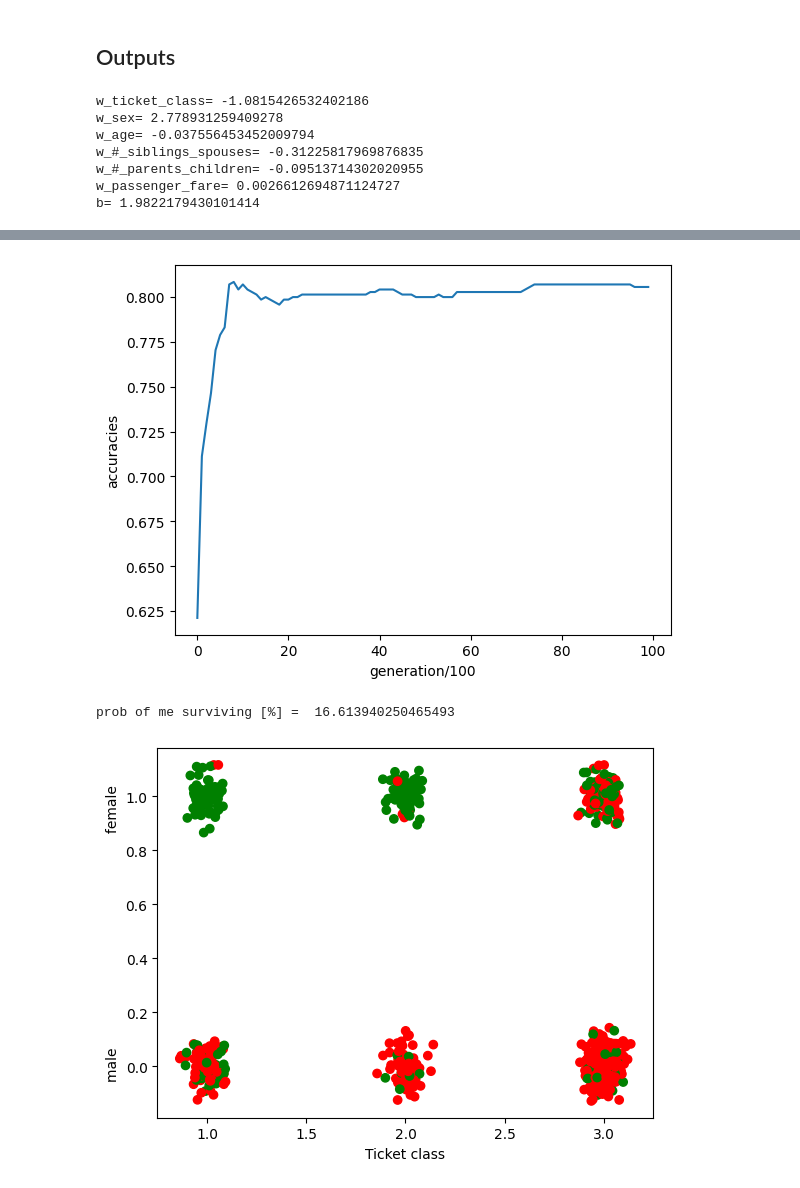
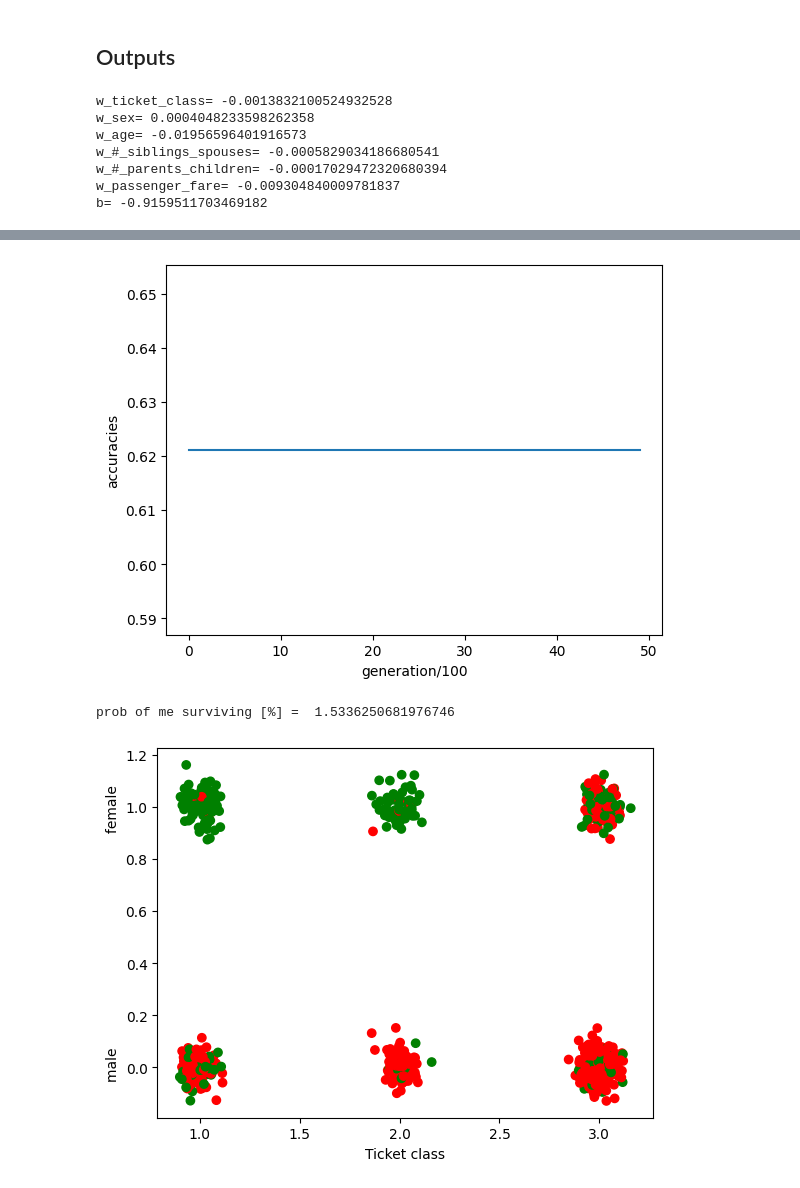
Before and after one commit to pogotar/cusano-machine-learning-mongi, a Jupyter notebook: lab/2022_03_24_titanic/train_pulito_titanic.ipynb, the cells around one changed output, grey strips where cells are left out. Saved outputs shown, nothing was run; the diff lists cells and outputs as text; code cells hidden in the pictures.

Commit message:
regularization

```diff
--- a/lab/2022_03_24_titanic/train_pulito_titanic.ipynb
+++ b/lab/2022_03_24_titanic/train_pulito_titanic.ipynb
@@ -34,7 +34,7 @@ def cross_entropy(P, Y):
 # %% [markdown]
 ### logreg training
 # %%
-def logreg_train(X,Y, lr, step):
+def logreg_train(X,Y, lr, step, X_test, Y_test, lambda_reg):
 
     # initial values   starting point
     (n_dati, n_features) = X.shape
@@ -43,30 +43,36 @@ def logreg_train(X,Y, lr, step):
 
     accuracies = []
     losses = []
+    losses_test = []
+
 
     for step in range(step):
 
         # stima della probabilità che per una data x la classe corretta è la 1
         P = logreg_inference(X, w, b) # <---
+        P_test =  logreg_inference(X_test, w, b)
 
         if step % 1000 == 0:     # to print every thousand cycles
 
             loss = cross_entropy(P, Y)   # <---  quanto buono modello
+            loss_test = cross_entropy(P_test, Y_test)
             prediction = (P > 0.5) # returns True or Salse inf verified
             accuracy = (Y == prediction).mean() # fa la media di quante volte ho fatto giusto
 
+
             losses.append(loss)
+            losses_test.append(loss_test)
             accuracies.append(accuracy)
 
             # print("step:", step,"    loss:  ", loss, "   accuracy:", accuracy * 100)
 
         # Gradient descent
-        grad_w = (X.T @ (P - Y)) / n_dati  # gradient w.r.t. w     .T per fare il trasposto
+        grad_w = (X.T @ (P - Y)) / n_dati + 2 * lambda_reg * w  # gradient w.r.t. w     .T per fare il trasposto
         grad_b = (P - Y).mean()       # gradient w.r.t. b
         w -= lr * grad_w  # aggiorno w e b
         b -= lr * grad_b
 
-    return w, b, losses, accuracies
+    return w, b, losses, accuracies, losses_test
 # %% [markdown]
 # Main
 # %% [markdown]
@@ -83,17 +89,23 @@ classes = ['morto', 'sopravvissuto']
 # %% [markdown]
 ### lettura del file
 # %%
-data = np.loadtxt("titanic-train.txt")
+data_train = np.loadtxt("titanic-train.txt")
 
-X = data[:, :-1] # feature
-Y = data[:, -1]  # class
+X = data_train[:, :-1] # feature
+Y = data_train[:, -1]  # class
+
+data_test = np.loadtxt("titanic-test.txt")
+X_test = data_test[:, :-1] # feature
+Y_test = data_test[:, -1]  # class
 # %% [markdown]
 ### launch training function
 # %%
 lr = 0.003      # learning rate
-step = 100000
+step = 50000
 
-w, b, losses, accuracies  = logreg_train(X,Y, lr, step)
+lambda_reg = 0.01  # regularization
+
+w, b, losses, accuracies, losses_test  = logreg_train(X,Y, lr, step, X_test, Y_test, lambda_reg)
 # %% [markdown]
 ## point 2
 1. what would be your probability to survive? (Make a guess about the ticket class,
@@ -121,6 +133,7 @@ print("b=", b)
 # femmine di prima classe vivono, maschi ultima muiono
 
 plt.plot(losses); plt.xlabel("generation/100"); plt.ylabel("losses")
+plt.plot(losses_test); plt.legend("train test")
 plt.figure()
 
 plt.plot(accuracies); plt.xlabel("generation/100"); plt.ylabel("accuracies")
@@ -137,10 +150,10 @@ plt.show()
 
 np.savez("model.npz", w, b) # salva le variabili del training
 # %% [output]
-w_ticket_class= -1.0815426532402186
-w_sex= 2.778931259409278
-w_age= -0.037556453452009794
-w_#_siblings_spouses= -0.31225817969876835
-w_#_parents_children= -0.09513714302020955
-w_passenger_fare= 0.0026612694871124727
-b= 1.9822179430101414
+w_ticket_class= -0.0013832100524932528
+w_sex= 0.0004048233598262358
+w_age= -0.01956596401916573
+w_#_siblings_spouses= -0.0005829034186680541
+w_#_parents_children= -0.00017029472320680394
+w_passenger_fare= -0.009304840009781837
+b= -0.9159511703469182
@@ -148,3 +161,3 @@ b= 1.9822179430101414
-[figure, old version]
+[figure, new version]
-prob of me surviving [%] =  16.613940250465493
+prob of me surviving [%] =  1.5336250681976746
-[figure, old version]
+[figure, new version]
```
Also changed, not shown: parts of 1 cell of this notebook, 2 other files.
